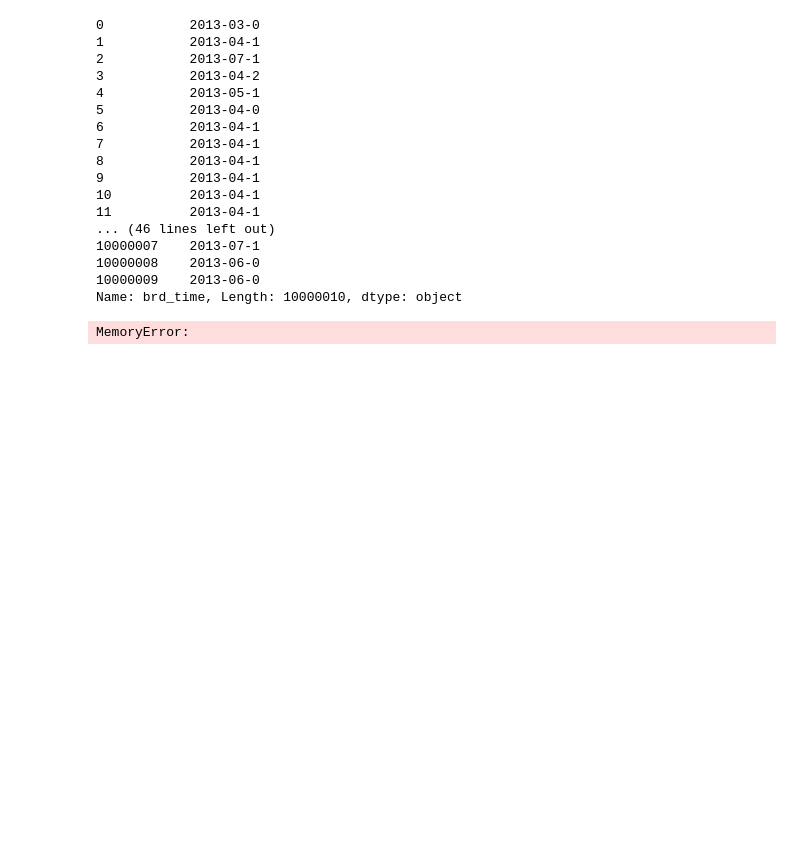
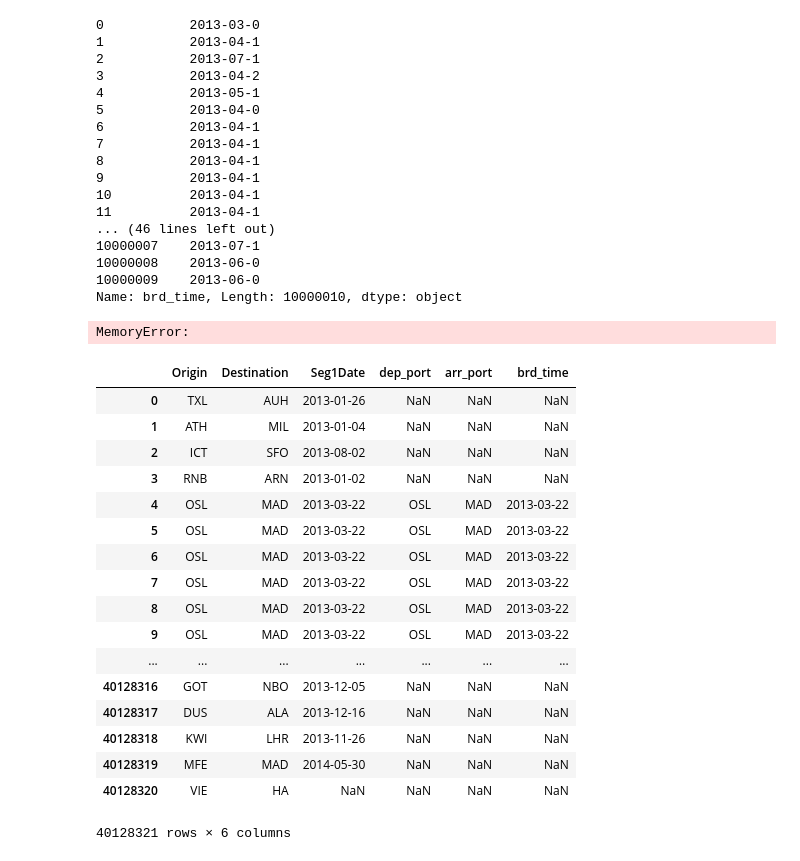
Before and after one commit to Jackgmlin/flight-look-to-book, a Jupyter notebook: src/flight-look-to-book-preprocessing.ipynb, the cells around one changed output. Cells and saved outputs as stored; diff of their text form; code cells hidden in the pictures; blank space fills up the shorter version.

Commit message:
Issue soloved - Merge failed due to memory

```diff
--- a/src/flight-look-to-book-preprocessing.ipynb
+++ b/src/flight-look-to-book-preprocessing.ipynb
@@ -867,5 +867,26 @@ Name: brd_time, Length: 10000010, dtype: object
 sb = pd.merge(searches, bookings, how='left', left_on=['Seg1Date'], right_on=['brd_time'])
 # %% [output]
 MemoryError:
+# %%
+pd.merge(searches, bookings, how='left', left_on=['Seg1Date', 'Origin', 'Destination'], right_on=['brd_time', 'dep_port','arr_port'])
+# %% [output]
+|  | Origin | Destination | Seg1Date | dep_port | arr_port | brd_time |
+| 0 | TXL | AUH | 2013-01-26 | NaN | NaN | NaN |
+| 1 | ATH | MIL | 2013-01-04 | NaN | NaN | NaN |
+| 2 | ICT | SFO | 2013-08-02 | NaN | NaN | NaN |
+| 3 | RNB | ARN | 2013-01-02 | NaN | NaN | NaN |
+| 4 | OSL | MAD | 2013-03-22 | OSL | MAD | 2013-03-22 |
+| 5 | OSL | MAD | 2013-03-22 | OSL | MAD | 2013-03-22 |
+| 6 | OSL | MAD | 2013-03-22 | OSL | MAD | 2013-03-22 |
+| 7 | OSL | MAD | 2013-03-22 | OSL | MAD | 2013-03-22 |
+| 8 | OSL | MAD | 2013-03-22 | OSL | MAD | 2013-03-22 |
+| 9 | OSL | MAD | 2013-03-22 | OSL | MAD | 2013-03-22 |
+| ... | ... | ... | ... | ... | ... | ... |
+| 40128316 | GOT | NBO | 2013-12-05 | NaN | NaN | NaN |
+| 40128317 | DUS | ALA | 2013-12-16 | NaN | NaN | NaN |
+| 40128318 | KWI | LHR | 2013-11-26 | NaN | NaN | NaN |
+| 40128319 | MFE | MAD | 2014-05-30 | NaN | NaN | NaN |
+| 40128320 | VIE | HA | NaN | NaN | NaN | NaN |
+40128321 rows × 6 columns
 # %%
 sb = pd.merge(searches, bookings, how='left', left_on=['Seg1Date', 'Origin', 'Destination'], right_on=['brd_time', 'dep_port','arr_port'])
```
Also changed, not shown: parts of 13 cells of this notebook.
